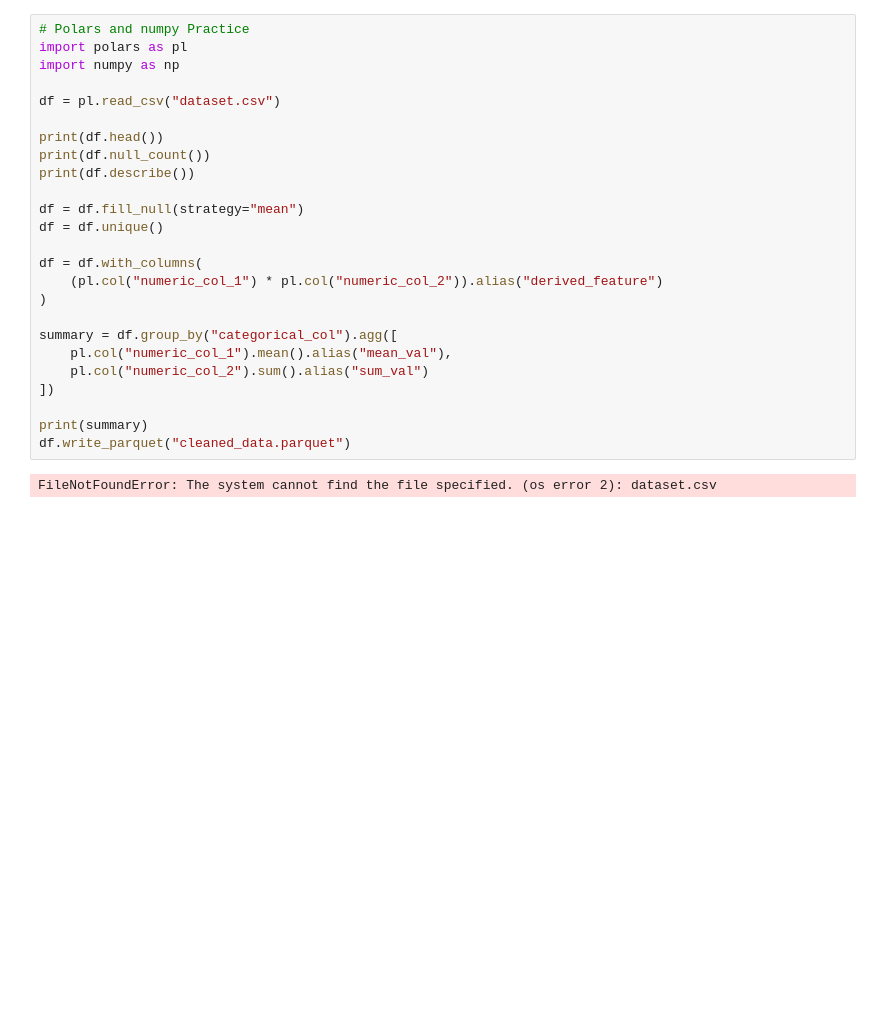
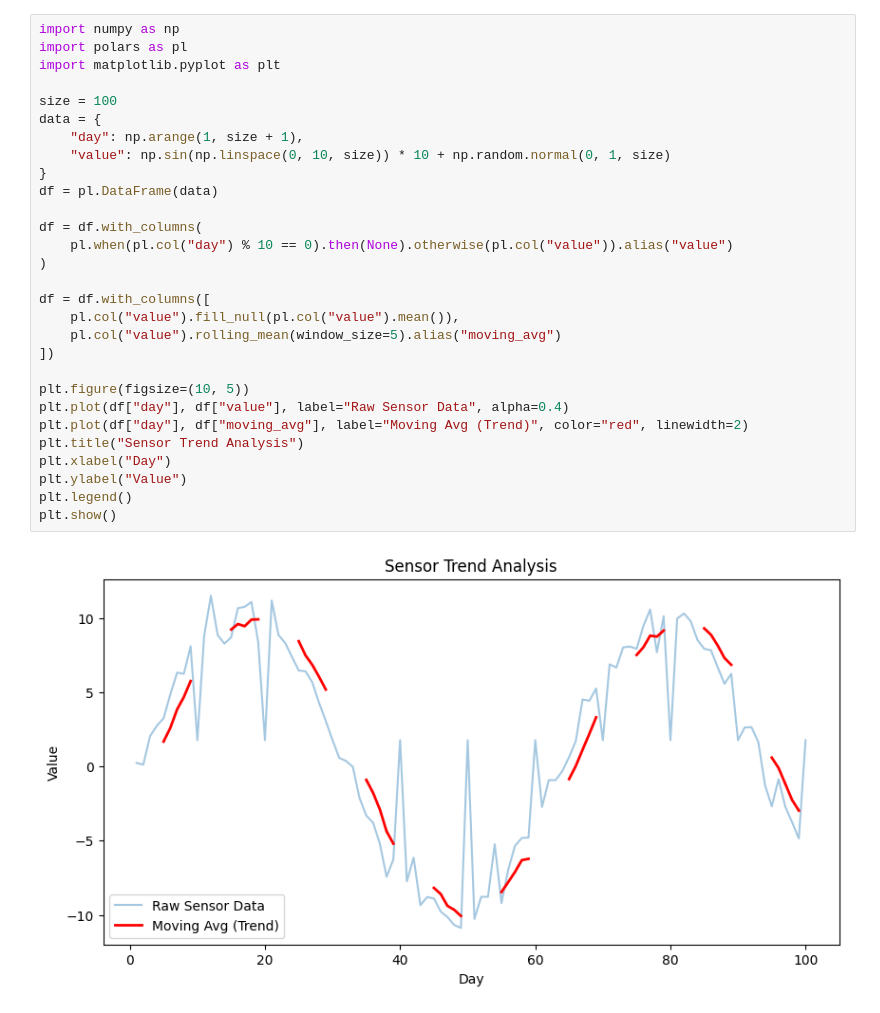
Before and after one commit to sonkerlucky5-cmd/python-practice, a Jupyter notebook: day39.ipynb, the cells around one changed output. Drawn from its saved outputs; the diff is of its cells as text; blank space fills up the shorter version.

Commit message:
Day_39 today work on Numpy,Polars and basic matplotlib

```diff
--- a/day39.ipynb
+++ b/day39.ipynb
@@ -1,27 +1,31 @@
-# %%
-# Polars and numpy Practice
-import polars as pl
-import numpy as np
-
-df = pl.read_csv("dataset.csv")
-
-print(df.head())
-print(df.null_count())
-print(df.describe())
-
-df = df.fill_null(strategy="mean")
-df = df.unique()
-
-df = df.with_columns(
-    (pl.col("numeric_col_1") * pl.col("numeric_col_2")).alias("derived_feature")
-)
-
-summary = df.group_by("categorical_col").agg([
-    pl.col("numeric_col_1").mean().alias("mean_val"),
-    pl.col("numeric_col_2").sum().alias("sum_val")
-])
-
-print(summary)
-df.write_parquet("cleaned_data.parquet")
-# %% [output]
-FileNotFoundError: The system cannot find the file specified. (os error 2): dataset.csv
+# %%
+import numpy as np
+import polars as pl
+import matplotlib.pyplot as plt
+
+size = 100
+data = {
+    "day": np.arange(1, size + 1),
+    "value": np.sin(np.linspace(0, 10, size)) * 10 + np.random.normal(0, 1, size)
+}
+df = pl.DataFrame(data)
+
+df = df.with_columns(
+    pl.when(pl.col("day") % 10 == 0).then(None).otherwise(pl.col("value")).alias("value")
+)
+
+df = df.with_columns([
+    pl.col("value").fill_null(pl.col("value").mean()),
+    pl.col("value").rolling_mean(window_size=5).alias("moving_avg")
+])
+
+plt.figure(figsize=(10, 5))
+plt.plot(df["day"], df["value"], label="Raw Sensor Data", alpha=0.4)
+plt.plot(df["day"], df["moving_avg"], label="Moving Avg (Trend)", color="red", linewidth=2)
+plt.title("Sensor Trend Analysis")
+plt.xlabel("Day")
+plt.ylabel("Value")
+plt.legend()
+plt.show()
+# %% [output]
+[figure, added]
```
Also changed, not shown: parts of 1 cell of this notebook.
